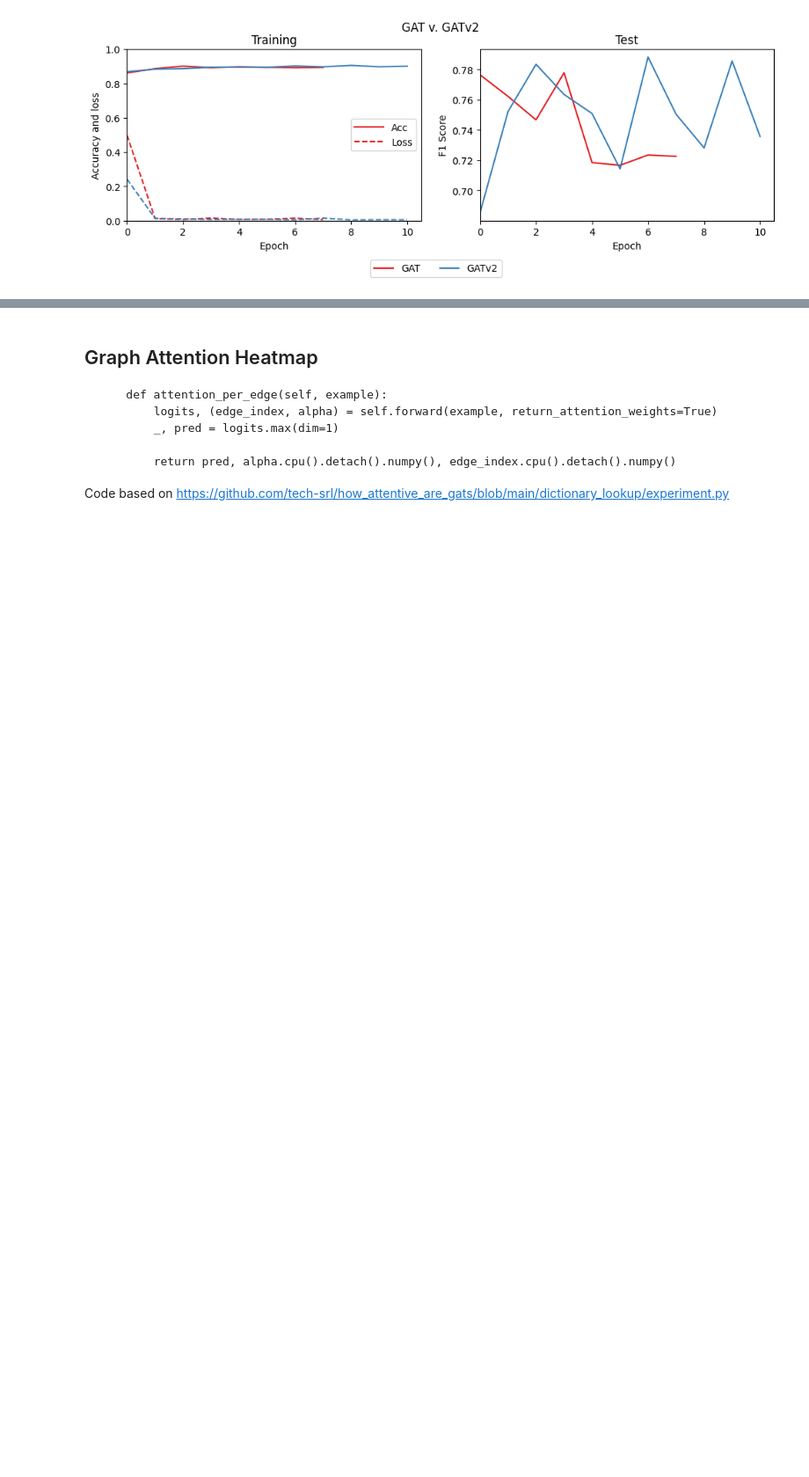
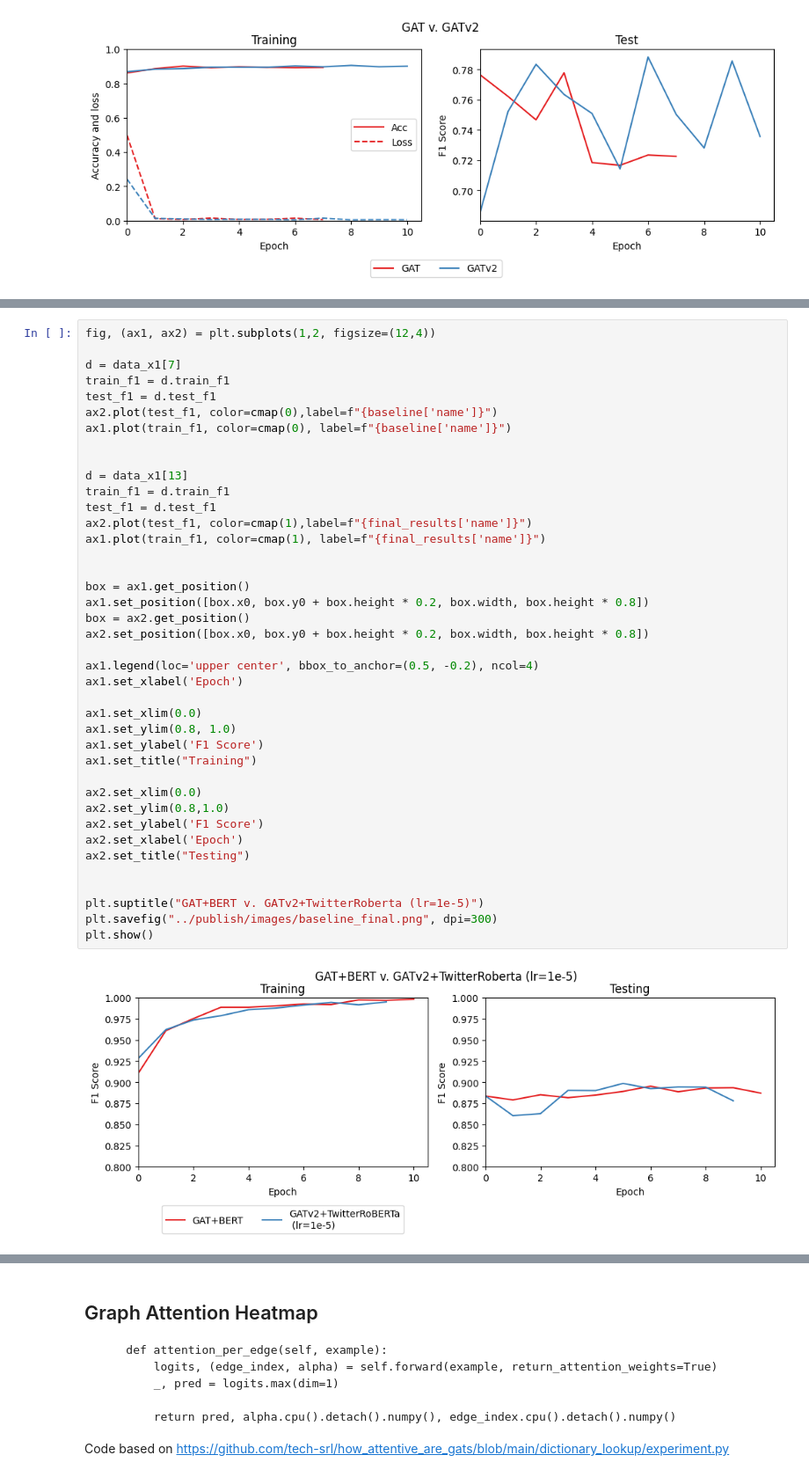
Before and after one commit to guptaviha/GF-OLD, a Jupyter notebook: examples/plots.ipynb, the cells around one changed output, grey strips where cells are left out. Shown at 88% size. Drawn from its saved outputs; the diff is of its cells as text; blank space fills up the shorter version.

```diff
--- a/examples/plots.ipynb
+++ b/examples/plots.ipynb
@@ -254,0 +285,42 @@ plt.show()
+# %%
+fig, (ax1, ax2) = plt.subplots(1,2, figsize=(12,4))
+
+d = data_x1[7]
+train_f1 = d.train_f1
+test_f1 = d.test_f1
+ax2.plot(test_f1, color=cmap(0),label=f"{baseline['name']}")
+ax1.plot(train_f1, color=cmap(0), label=f"{baseline['name']}")
+
+
+d = data_x1[13]
+train_f1 = d.train_f1
+test_f1 = d.test_f1
+ax2.plot(test_f1, color=cmap(1),label=f"{final_results['name']}")
+ax1.plot(train_f1, color=cmap(1), label=f"{final_results['name']}")
+
+
+box = ax1.get_position()
+ax1.set_position([box.x0, box.y0 + box.height * 0.2, box.width, box.height * 0.8])
+box = ax2.get_position()
+ax2.set_position([box.x0, box.y0 + box.height * 0.2, box.width, box.height * 0.8])
+
+ax1.legend(loc='upper center', bbox_to_anchor=(0.5, -0.2), ncol=4)
+ax1.set_xlabel('Epoch')
+
+ax1.set_xlim(0.0)
+ax1.set_ylim(0.8, 1.0)
+ax1.set_ylabel('F1 Score')
+ax1.set_title("Training")
+
+ax2.set_xlim(0.0)
+ax2.set_ylim(0.8,1.0)
+ax2.set_ylabel('F1 Score')
+ax2.set_xlabel('Epoch')
+ax2.set_title("Testing")
+
+
+plt.suptitle("GAT+BERT v. GATv2+TwitterRoberta (lr=1e-5)")
+plt.savefig("../publish/images/baseline_final.png", dpi=300)
+plt.show()
+# %% [output]
+[figure, added]
```
Also changed, not shown: parts of 7 cells of this notebook, 10 other files.
